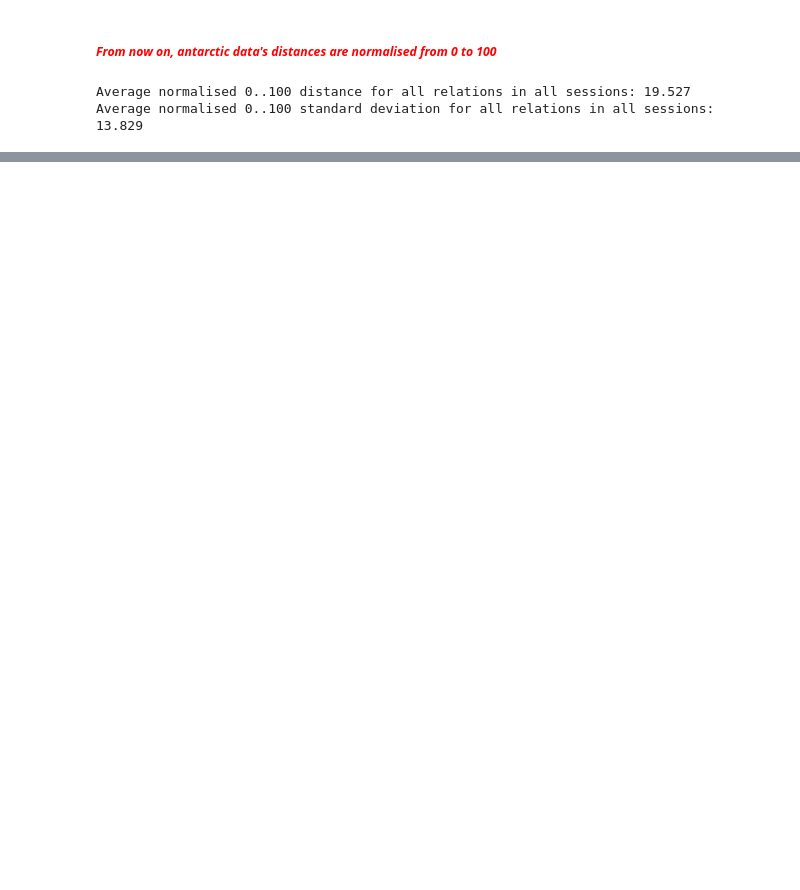
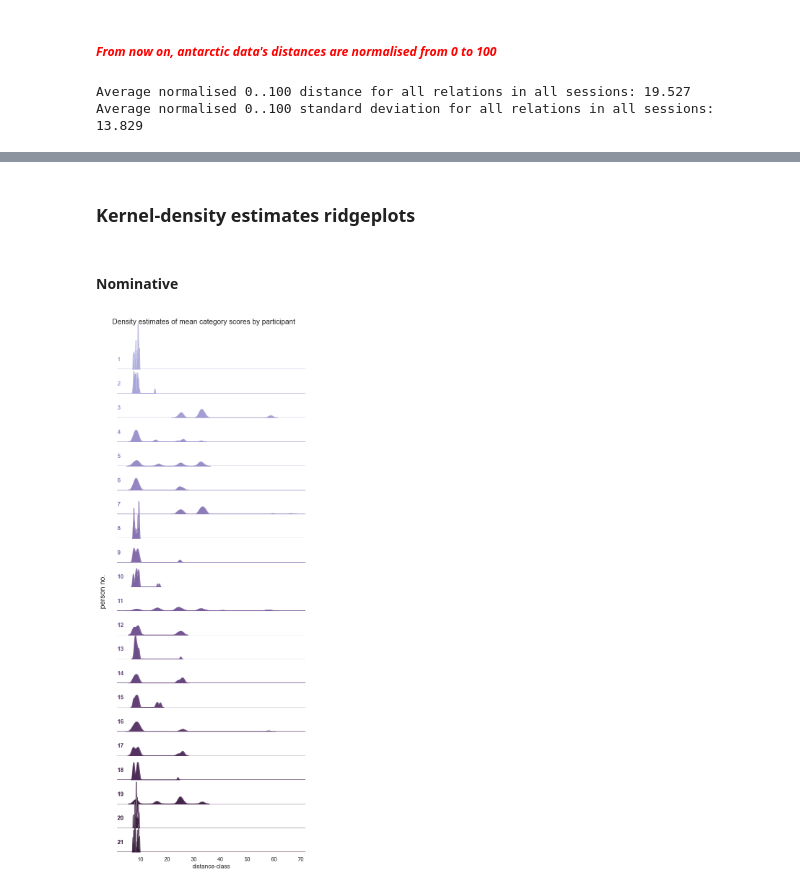
Before and after one commit to marcindahlen/Antarctica_research_2020, a Jupyter notebook: notebook.ipynb, the cells around one changed output, grey strips where cells are left out. Cells and saved outputs as stored; diff of their text form; code cells hidden in the pictures; blank space fills up the shorter version.

```diff
--- a/notebook.ipynb
+++ b/notebook.ipynb
@@ -989,0 +408,70 @@ incoming_outgoing_dist_df.head()
+# %% [markdown]
+### Kernel-density estimates ridgeplots
+# %% [markdown]
+#### Nominative
+# %%
+qual_agg = (incoming_relations_joined_df[incoming_relations_joined_df['type'] == 'qualitative']
+            .groupby(["person", "session"], as_index=False)
+            .agg(mean_score=("value", "mean")))
+
+rng = numpy.random.default_rng(42)
+jitter_width = 1.3
+qual_agg["score_jit"] = (qual_agg["mean_score"] +
+                         rng.uniform(-jitter_width, jitter_width,
+                                     size=len(qual_agg)))
+
+seaborn.set_theme(style="white", rc={"axes.facecolor": (0, 0, 0, 0)})
+palette = seaborn.cubehelix_palette(qual_agg["person"].nunique(),
+                                start=.5, rot=-.25, light=.7)
+
+g = seaborn.FacetGrid(qual_agg,
+                  row="person",
+                  hue="person",
+                  aspect=8,
+                  height=.75,
+                  palette=palette)
+
+g.map(seaborn.kdeplot,
+      "score_jit",
+      bw_adjust=.15,
+      clip=(0, None),
+      clip_on=True,
+      fill=True,
+      alpha=1,
+      linewidth=1.8,
+      warn_singular=False)
+
+g.map(seaborn.kdeplot,
+      "score_jit",
+      clip=(0, None),
+      clip_on=True,
+      color="w",
+      lw=0.2,
+      bw_adjust=.15,
+      warn_singular=False)
+
+g.refline(y=0, linewidth=2, linestyle="-", color=None, clip_on=True)
+
+def label(x, color, label):
+    ax = matplotlib.pyplot.gca()
+    ax.text(0, .2, label,
+            fontweight="bold",
+            color=color,
+            ha="left", va="center",
+            transform=ax.transAxes)
+
+g.map(label, "score_jit")
+
+g.figure.subplots_adjust(hspace=-.5)
+g.set_titles("")
+g.set(yticks=[], ylabel="")
+g.set_xlabels("distance-class")
+g.despine(bottom=True, left=True)
+
+g.fig.suptitle("Density estimates of mean category scores by participant")
+g.fig.supylabel("person no.")
+
+matplotlib.pyplot.savefig("ridgeplot-qualitative-kerneldensity.png", dpi=300, bbox_inches="tight")
+matplotlib.pyplot.show()
+# %% [output]
+[figure, added]
```
Also changed, not shown: parts of 95 cells of this notebook, 3 other files.
